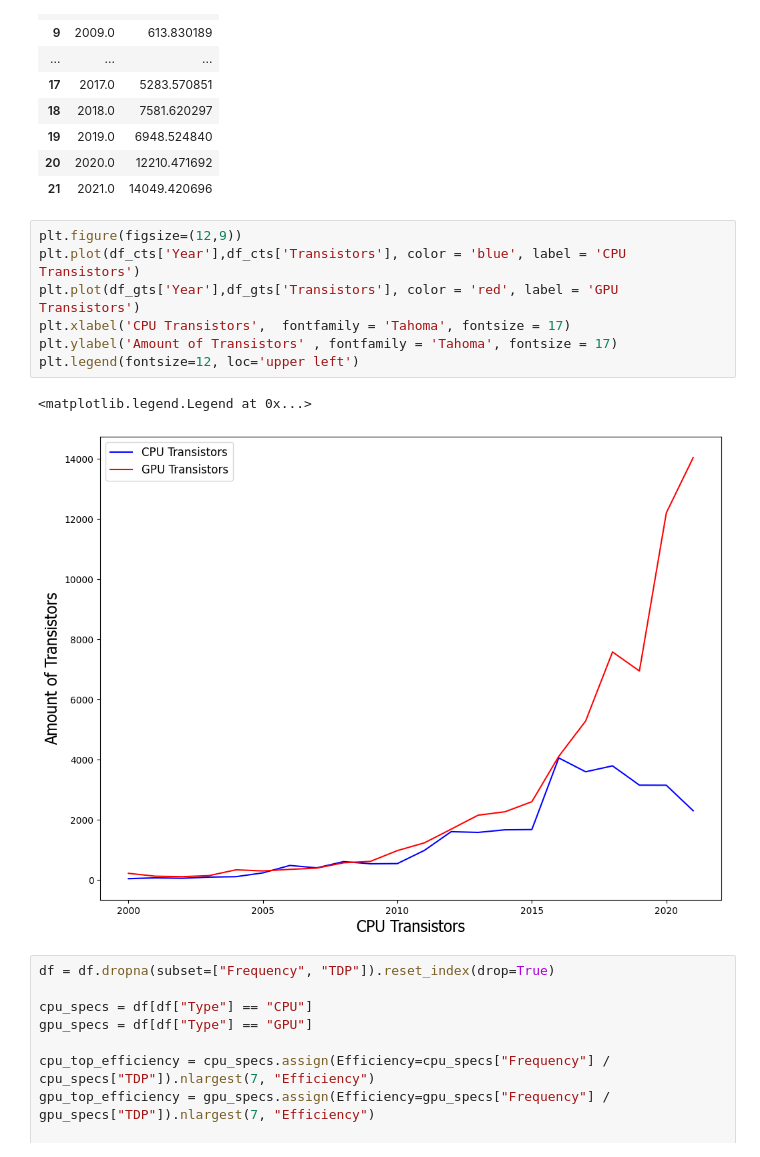
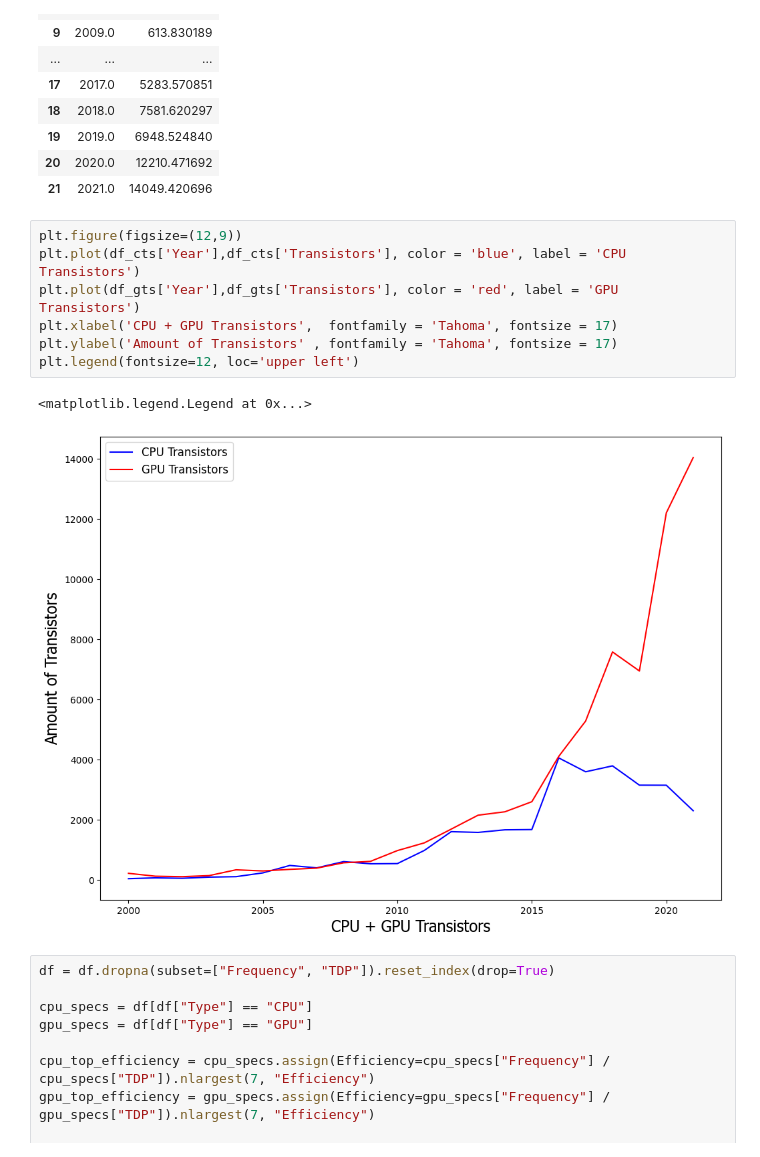
Before and after one commit to RalphDLTR/MATHEDA---PROJ, a Jupyter notebook: WK8/WK8 Exploratory Data Analysis.ipynb, the cells around one changed output. Drawn from its saved outputs; the diff is of its cells as text.

```diff
--- a/WK8/WK8 Exploratory Data Analysis.ipynb
+++ b/WK8/WK8 Exploratory Data Analysis.ipynb
@@ -505,13 +505,13 @@ df_gts
 # %%
 plt.figure(figsize=(12,9))
 plt.plot(df_cts['Year'],df_cts['Transistors'], color = 'blue', label = 'CPU Transistors')
 plt.plot(df_gts['Year'],df_gts['Transistors'], color = 'red', label = 'GPU Transistors')
-plt.xlabel('CPU Transistors',  fontfamily = 'Tahoma', fontsize = 17)
+plt.xlabel('CPU + GPU Transistors',  fontfamily = 'Tahoma', fontsize = 17)
 plt.ylabel('Amount of Transistors' , fontfamily = 'Tahoma', fontsize = 17)
 plt.legend(fontsize=12, loc='upper left')
 # %% [output]
 <matplotlib.legend.Legend at 0x...>
-[figure, old version]
+[figure, new version]
 # %%
 df = df.dropna(subset=["Frequency", "TDP"]).reset_index(drop=True)
 
```
